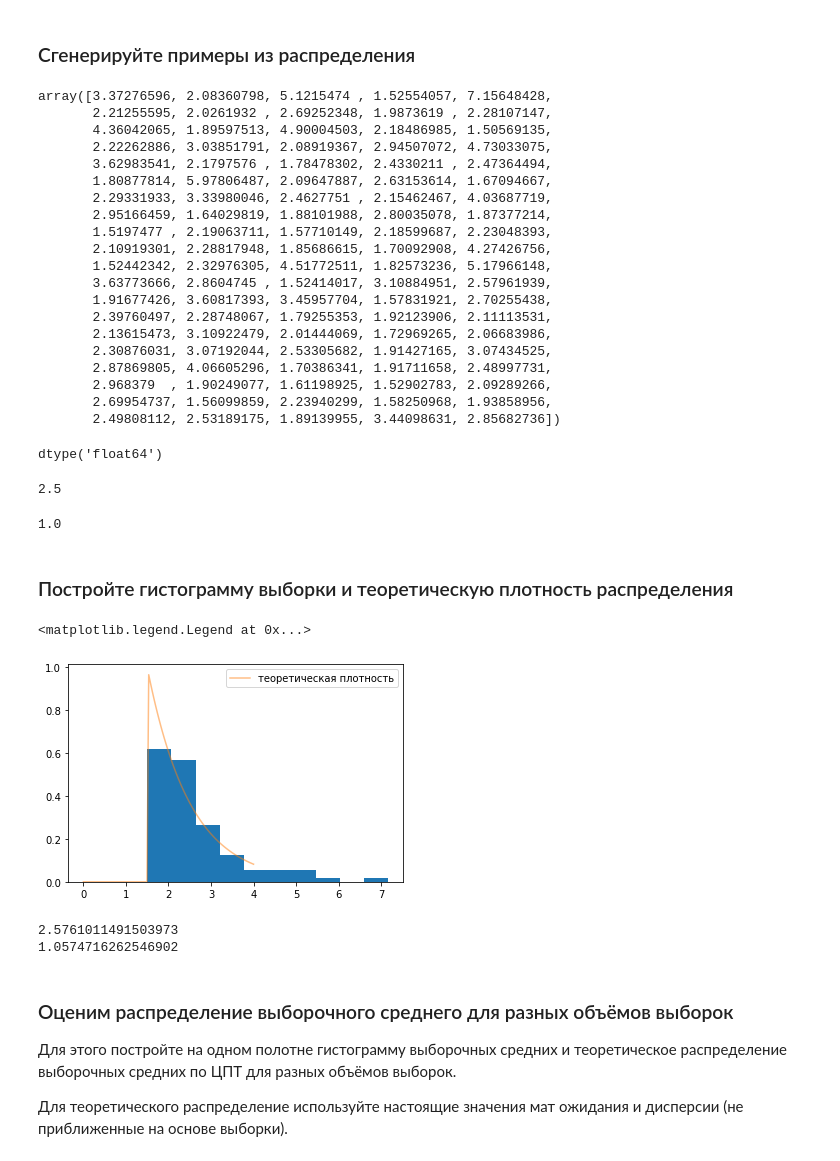
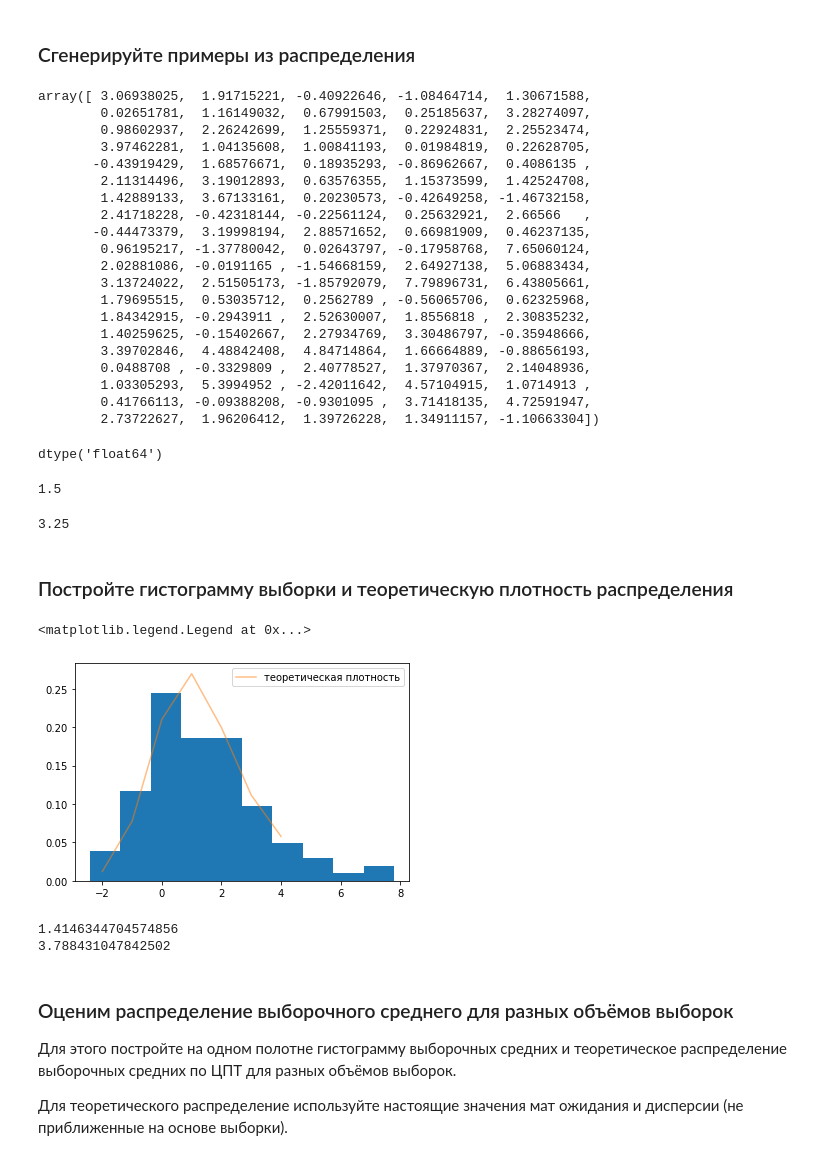
Before and after one commit to AlexeyLebedev90/HelloWorld, a Jupyter notebook: home_5.ipynb, the cells around one changed output. Drawn from its saved outputs; the diff is of its cells as text; code cells hidden in the pictures.

```diff
--- a/home_5.ipynb
+++ b/home_5.ipynb
@@ -14,65 +13,65 @@ import math
 ### Сгенерируйте примеры из распределения
 # %%
 # ваш код тут
-# например вот такое распределение https://docs.scipy.org/doc/scipy/reference/generated/scipy.stats.expon.html#scipy.stats.expon
-expon_rv = sts.expon(1.5)
-sample = expon_rv.rvs(100)
+# например вот такое распределение https://docs.scipy.org/doc/scipy/reference/generated/scipy.stats.expon.html#scipy.stats.exponnorm
+exponnorm_rv = sts.exponnorm(1.5)
+sample = exponnorm_rv.rvs(100)
 sample
 # %% [output]
-array([3.37276596, 2.08360798, 5.1215474 , 1.52554057, 7.15648428,
-       2.21255595, 2.0261932 , 2.69252348, 1.9873619 , 2.28107147,
-       4.36042065, 1.89597513, 4.90004503, 2.18486985, 1.50569135,
-       2.22262886, 3.03851791, 2.08919367, 2.94507072, 4.73033075,
-       3.62983541, 2.1797576 , 1.78478302, 2.4330211 , 2.47364494,
-       1.80877814, 5.97806487, 2.09647887, 2.63153614, 1.67094667,
-       2.29331933, 3.33980046, 2.4627751 , 2.15462467, 4.03687719,
-       2.95166459, 1.64029819, 1.88101988, 2.80035078, 1.87377214,
-       1.5197477 , 2.19063711, 1.57710149, 2.18599687, 2.23048393,
-       2.10919301, 2.28817948, 1.85686615, 1.70092908, 4.27426756,
-       1.52442342, 2.32976305, 4.51772511, 1.82573236, 5.17966148,
-       3.63773666, 2.8604745 , 1.52414017, 3.10884951, 2.57961939,
-       1.91677426, 3.60817393, 3.45957704, 1.57831921, 2.70255438,
-       2.39760497, 2.28748067, 1.79255353, 1.92123906, 2.11113531,
-       2.13615473, 3.10922479, 2.01444069, 1.72969265, 2.06683986,
-       2.30876031, 3.07192044, 2.53305682, 1.91427165, 3.07434525,
-       2.87869805, 4.06605296, 1.70386341, 1.91711658, 2.48997731,
-       2.968379  , 1.90249077, 1.61198925, 1.52902783, 2.09289266,
-       2.69954737, 1.56099859, 2.23940299, 1.58250968, 1.93858956,
-       2.49808112, 2.53189175, 1.89139955, 3.44098631, 2.85682736])
+array([ 3.06938025,  1.91715221, -0.40922646, -1.08464714,  1.30671588,
+        0.02651781,  1.16149032,  0.67991503,  0.25185637,  3.28274097,
+        0.98602937,  2.26242699,  1.25559371,  0.22924831,  2.25523474,
+        3.97462281,  1.04135608,  1.00841193,  0.01984819,  0.22628705,
+       -0.43919429,  1.68576671,  0.18935293, -0.86962667,  0.4086135 ,
+        2.11314496,  3.19012893,  0.63576355,  1.15373599,  1.42524708,
+        1.42889133,  3.67133161,  0.20230573, -0.42649258, -1.46732158,
+        2.41718228, -0.42318144, -0.22561124,  0.25632921,  2.66566   ,
+       -0.44473379,  3.19998194,  2.88571652,  0.66981909,  0.46237135,
+        0.96195217, -1.37780042,  0.02643797, -0.17958768,  7.65060124,
+        2.02881086, -0.0191165 , -1.54668159,  2.64927138,  5.06883434,
+        3.13724022,  2.51505173, -1.85792079,  7.79896731,  6.43805661,
+        1.79695515,  0.53035712,  0.2562789 , -0.56065706,  0.62325968,
+        1.84342915, -0.2943911 ,  2.52630007,  1.8556818 ,  2.30835232,
+        1.40259625, -0.15402667,  2.27934769,  3.30486797, -0.35948666,
+        3.39702846,  4.48842408,  4.84714864,  1.66664889, -0.88656193,
+        0.0488708 , -0.3329809 ,  2.40778527,  1.37970367,  2.14048936,
+        1.03305293,  5.3994952 , -2.42011642,  4.57104915,  1.0714913 ,
+        0.41766113, -0.09388208, -0.9301095 ,  3.71418135,  4.72591947,
+        2.73722627,  1.96206412,  1.39726228,  1.34911157, -1.10663304])
 # %%
 sample.dtype
 # %% [output]
 dtype('float64')
 # %%
-real_mean = expon_rv.mean() # настоящее среднее случайной величины
+real_mean = exponnorm_rv.mean() # настоящее среднее случайной величины
 real_mean
 # %% [output]
-2.5
+1.5
 # %%
-real_var = expon_rv.var() # настоящая дисперсия случайной величины
+real_var = exponnorm_rv.var() # настоящая дисперсия случайной величины
 real_var
 # %% [output]
-1.0
+3.25
 # %% [markdown]
 ### Постройте гистограмму выборки и теоретическую плотность распределения
 # %%
 # ваш код тут
 plt.hist(sample, density=True)
-x = np.linspace(0,4,100)
-pdf = expon_rv.pdf(x)
+x = np.linspace(-2,4,7)
+pdf = exponnorm_rv.pdf(x)
 plt.plot(x, pdf, label='теоретическая плотность', alpha=0.5)
 plt.legend()
 # %% [output]
 <matplotlib.legend.Legend at 0x...>
-[figure, old version]
+[figure, new version]
 # %%
 sample_mean = sample.mean() # выборочное среднее
 print(sample_mean)
 sample_var = sample.var() # выборочная дисперсия
 print(sample_var)
 # %% [output]
-2.5761011491503973
-1.0574716262546902
+1.4146344704574856
+3.788431047842502
 # %% [markdown]
 ### Оценим распределение выборочного среднего для разных объёмов выборок
 Для этого постройте на одном полотне гистограмму выборочных средних и теоретическое распределение выборочных средних по ЦПТ для разных объёмов выборок.
```
Also changed, not shown: parts of 16 cells of this notebook.
